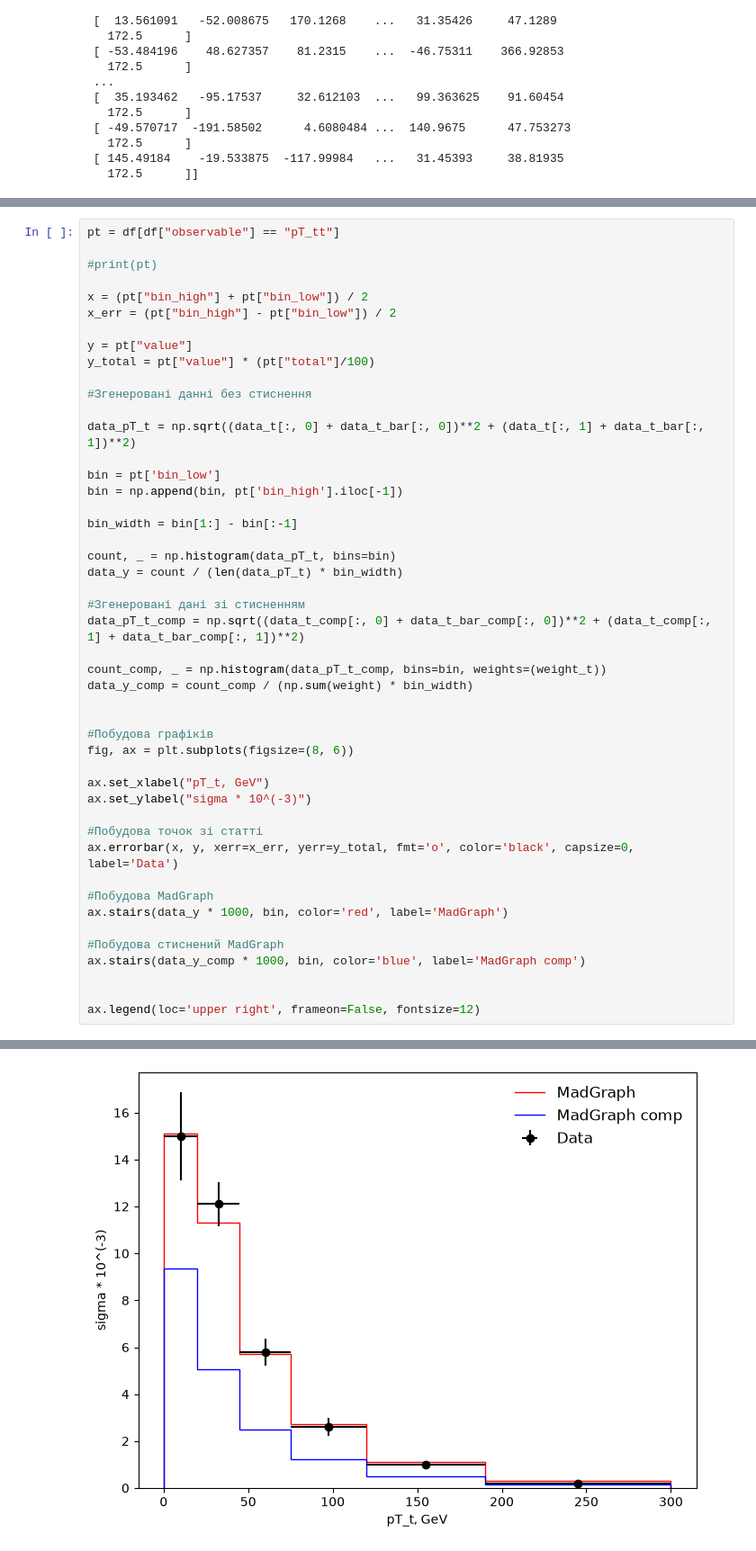
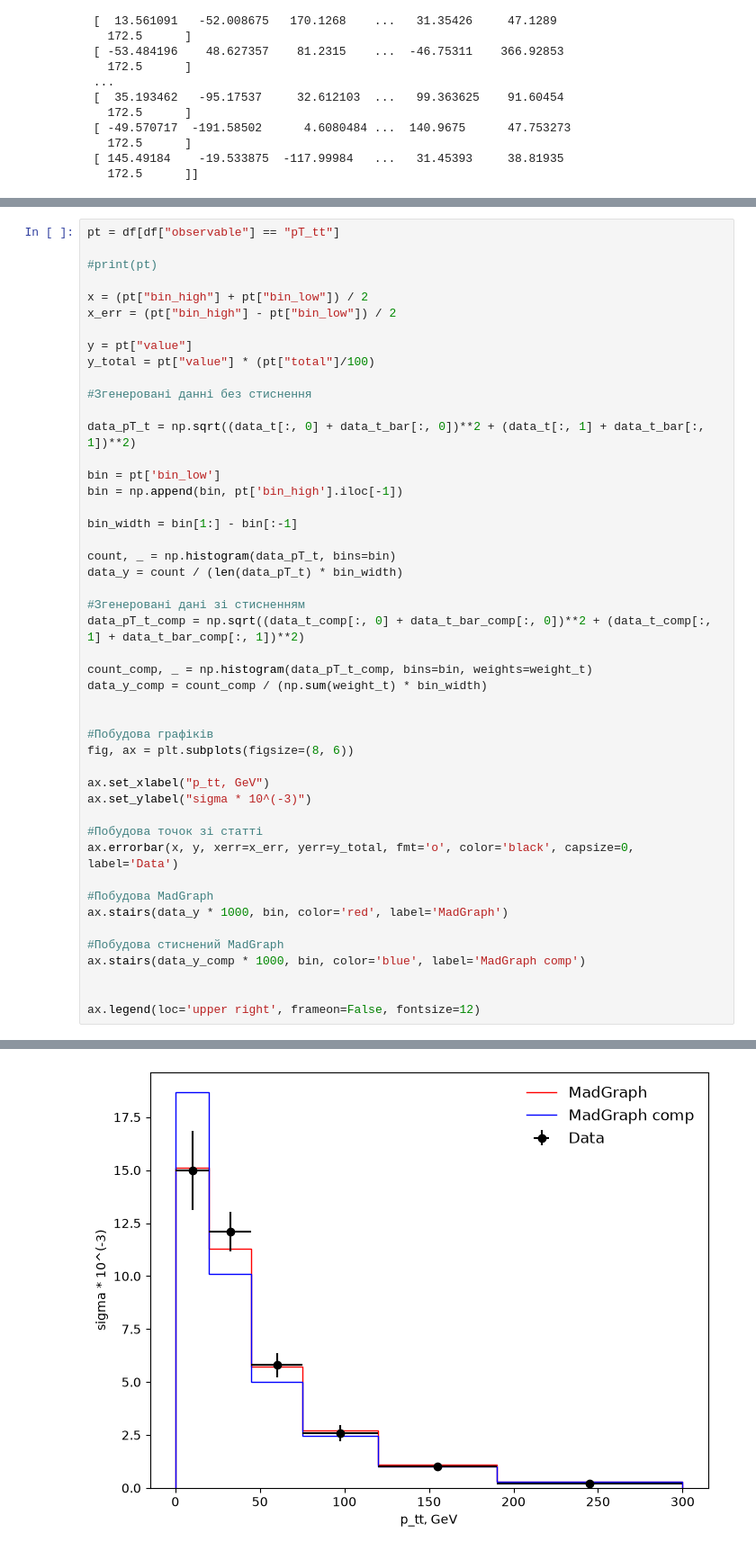
Before and after one commit to Lum1narr/cms-ttbar-analysis, a Jupyter notebook: lepton_jets/lepton_jets.ipynb, the cells around one changed output, grey strips where cells are left out. Shown at 90% size. Drawn from its saved outputs; the diff is of its cells as text.

```diff
--- a/lepton_jets/lepton_jets.ipynb
+++ b/lepton_jets/lepton_jets.ipynb
@@ -196,37 +196,37 @@ bin = pt['bin_low']
 bin = np.append(bin, pt['bin_high'].iloc[-1])
 
 bin_width = bin[1:] - bin[:-1]
 
 count, _ = np.histogram(data_pT_t, bins=bin)
 data_y = count / (len(data_pT_t) * bin_width)
 
 #Згенеровані дані зі стисненням
 data_pT_t_comp = np.sqrt((data_t_comp[:, 0] + data_t_bar_comp[:, 0])**2 + (data_t_comp[:, 1] + data_t_bar_comp[:, 1])**2)
 
-count_comp, _ = np.histogram(data_pT_t_comp, bins=bin, weights=(weight_t))
-data_y_comp = count_comp / (np.sum(weight) * bin_width)
+count_comp, _ = np.histogram(data_pT_t_comp, bins=bin, weights=weight_t)
+data_y_comp = count_comp / (np.sum(weight_t) * bin_width)
 
 
 #Побудова графіків
 fig, ax = plt.subplots(figsize=(8, 6))
 
-ax.set_xlabel("pT_t, GeV")
+ax.set_xlabel("p_tt, GeV")
 ax.set_ylabel("sigma * 10^(-3)")
 
 #Побудова точок зі статті
 ax.errorbar(x, y, xerr=x_err, yerr=y_total, fmt='o', color='black', capsize=0, label='Data')
 
 #Побудова MadGraph
 ax.stairs(data_y * 1000, bin, color='red', label='MadGraph')
 
 #Побудова стиснений MadGraph
 ax.stairs(data_y_comp * 1000, bin, color='blue', label='MadGraph comp')
 
 
 ax.legend(loc='upper right', frameon=False, fontsize=12)
 # %% [output]
 <matplotlib.legend.Legend at 0x...>
-[figure, old version]
+[figure, new version]
 # %%
 pt = df[df["observable"] == "y_tt"]
 
```
Also changed, not shown: parts of 2 cells of this notebook.
